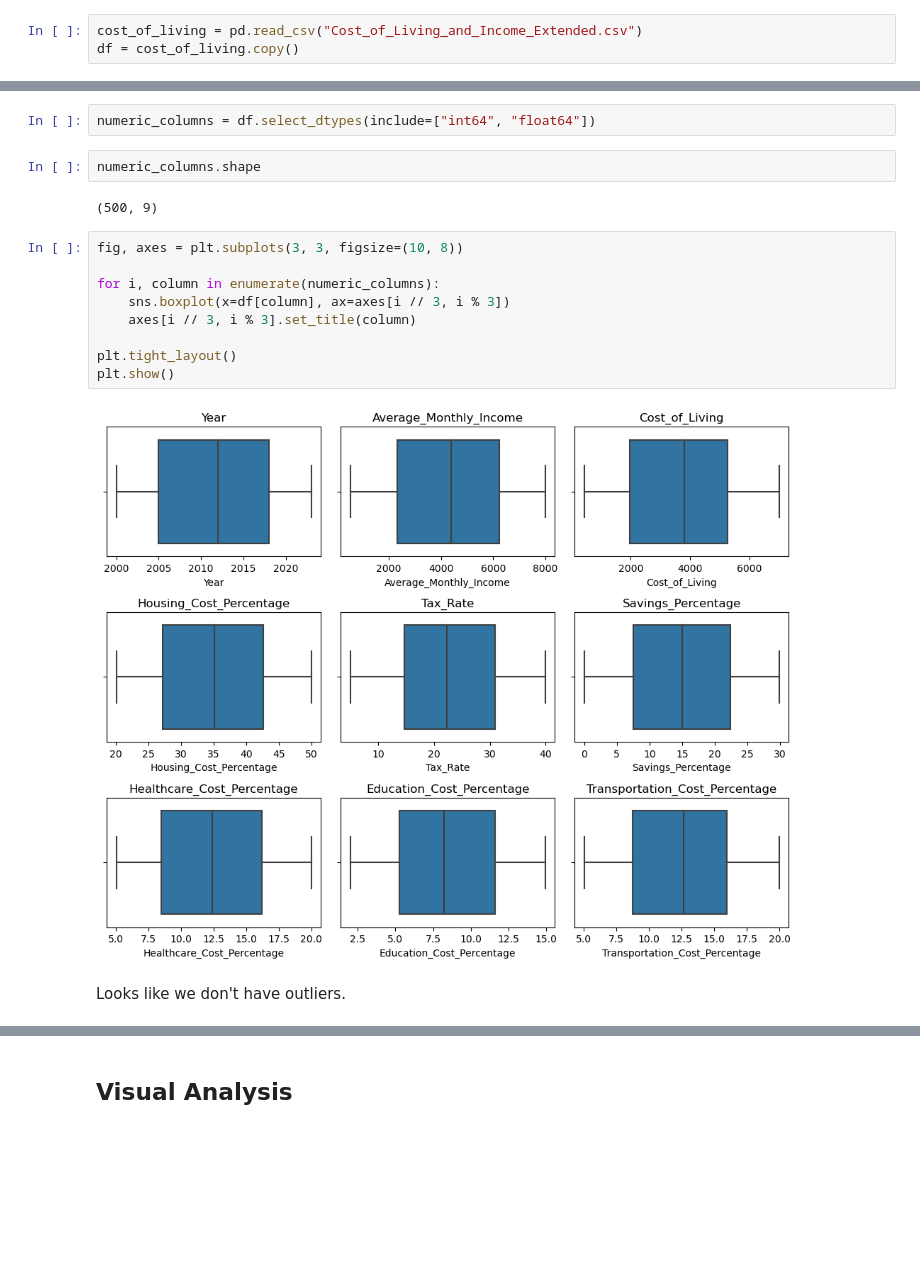
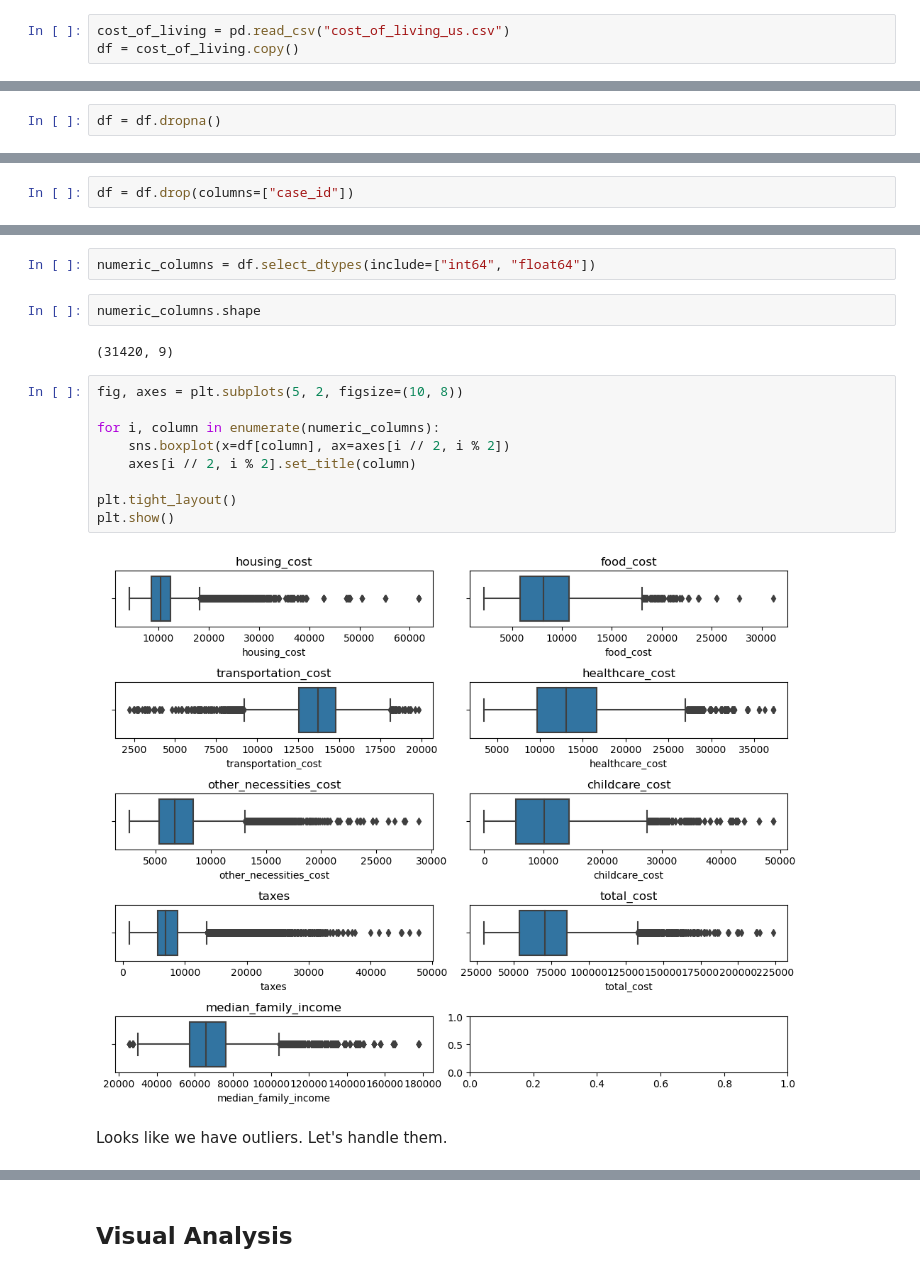
Before and after one commit to ayberkozcan/regression-exercises, a Jupyter notebook: Analyzing Cost of Living/analyzing_cost_of_living.ipynb, the cells around one changed output, grey strips where cells are left out. Saved outputs shown, nothing was run; the diff lists cells and outputs as text; blank space fills up the shorter version.

```diff
--- a/Analyzing Cost of Living/analyzing_cost_of_living.ipynb
+++ b/Analyzing Cost of Living/analyzing_cost_of_living.ipynb
@@ -15,7 +15,7 @@ import seaborn as sns
 import warnings
 warnings.filterwarnings("ignore")
 # %%
-cost_of_living = pd.read_csv("Cost_of_Living_and_Income_Extended.csv")
+cost_of_living = pd.read_csv("cost_of_living_us.csv")
 df = cost_of_living.copy()
 # %%
 df.head()
@@ -94,0 +105,2 @@ dtype: int64
+# %%
+df = df.dropna()
@@ -131,3 +198,5 @@ Name: count, dtype: int64
+# %%
+df = df.drop(columns=["case_id"])
 # %% [markdown]
 ## Outliers Check
 # %%
@@ -135,17 +204,17 @@ numeric_columns = df.select_dtypes(include=["int64", "float64"])
 # %%
 numeric_columns.shape
 # %% [output]
-(500, 9)
+(31420, 9)
 # %%
-fig, axes = plt.subplots(3, 3, figsize=(10, 8))
+fig, axes = plt.subplots(5, 2, figsize=(10, 8))
 
 for i, column in enumerate(numeric_columns):
-    sns.boxplot(x=df[column], ax=axes[i // 3, i % 3])
-    axes[i // 3, i % 3].set_title(column)
+    sns.boxplot(x=df[column], ax=axes[i // 2, i % 2])
+    axes[i // 2, i % 2].set_title(column)
 
 plt.tight_layout()
 plt.show()
 # %% [output]
-[figure, old version]
+[figure, new version]
 # %% [markdown]
-Looks like we don't have outliers.
+Looks like we have outliers. Let's handle them.
```
Also changed, not shown: parts of 32 cells of this notebook, 2 other files.
